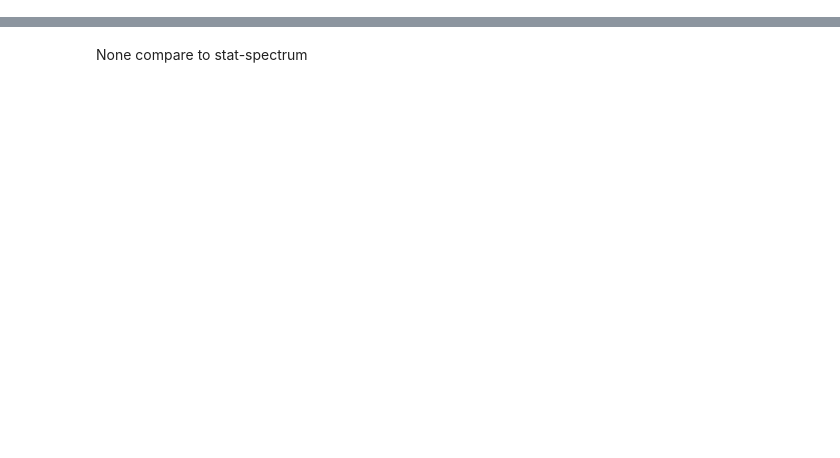
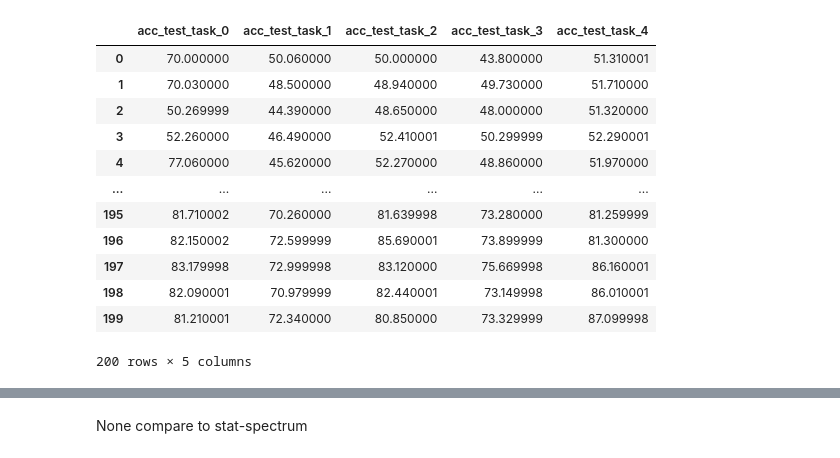
Before and after one commit to jsobolew/mgr, a Jupyter notebook: myCode/Results visualization/Results_Visualization_datasets.ipynb, the cells around one changed output, grey strips where cells are left out. Saved outputs shown, nothing was run; the diff lists cells and outputs as text; code cells hidden in the pictures; blank space fills up the shorter version.

```diff
--- a/myCode/Results visualization/Results_Visualization_datasets.ipynb
+++ b/myCode/Results visualization/Results_Visualization_datasets.ipynb
@@ -68,0 +85,16 @@ for k, v in counter.items():
+# %%
+dfs[dataset]
+# %% [output]
+|  | acc_test_task_0 | acc_test_task_1 | acc_test_task_2 | acc_test_task_3 | acc_test_task_4 |
+| 0 | 70.000000 | 50.060000 | 50.000000 | 43.800000 | 51.310001 |
+| 1 | 70.030000 | 48.500000 | 48.940000 | 49.730000 | 51.710000 |
+| 2 | 50.269999 | 44.390000 | 48.650000 | 48.000000 | 51.320000 |
+| 3 | 52.260000 | 46.490000 | 52.410001 | 50.299999 | 52.290001 |
+| 4 | 77.060000 | 45.620000 | 52.270000 | 48.860000 | 51.970000 |
+| ... | ... | ... | ... | ... | ... |
+| 195 | 81.710002 | 70.260000 | 81.639998 | 73.280000 | 81.259999 |
+| 196 | 82.150002 | 72.599999 | 85.690001 | 73.899999 | 81.300000 |
+| 197 | 83.179998 | 72.999998 | 83.120000 | 75.669998 | 86.160001 |
+| 198 | 82.090001 | 70.979999 | 82.440001 | 73.149998 | 86.010001 |
+| 199 | 81.210001 | 72.340000 | 80.850000 | 73.329999 | 87.099998 |
+200 rows × 5 columns
```
Also changed, not shown: parts of 8 cells of this notebook, 4 other files.
